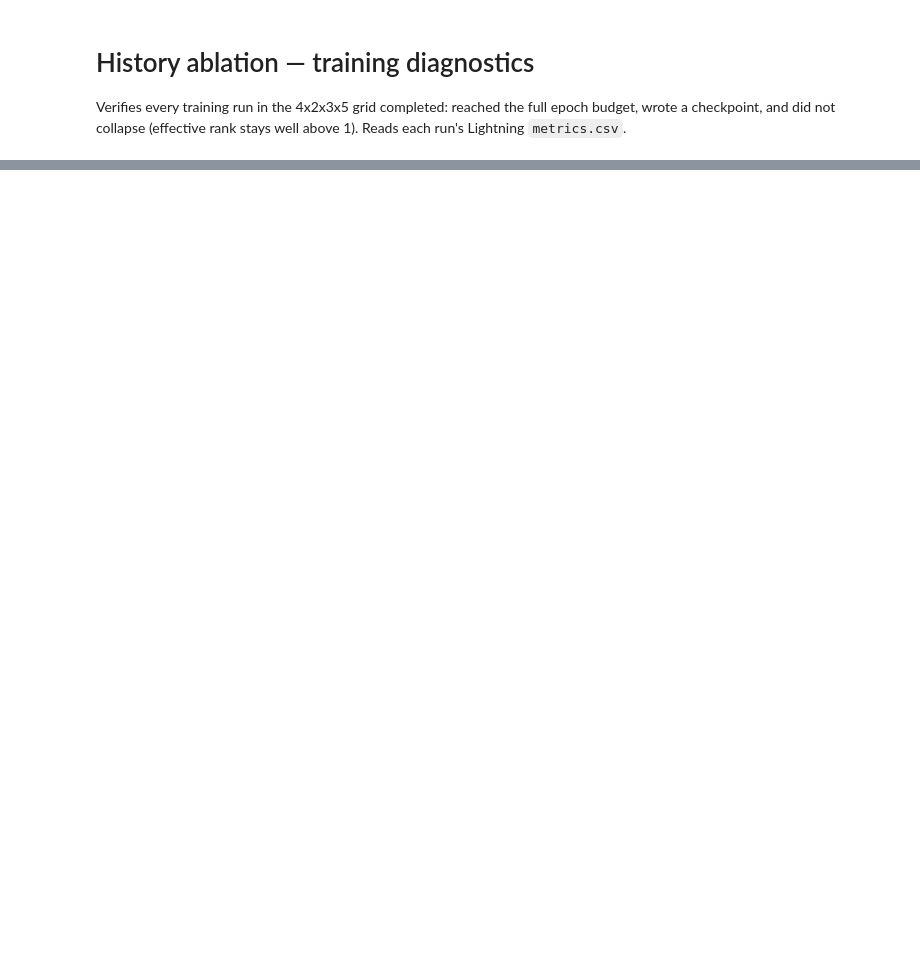
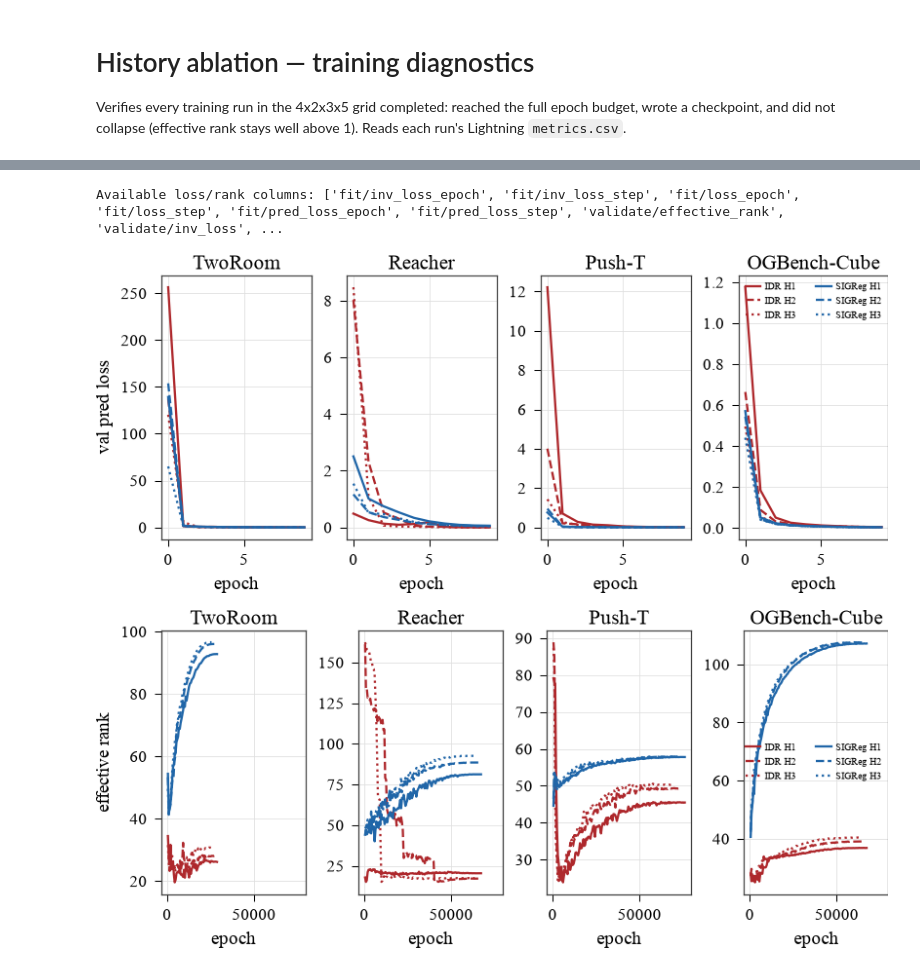
Before and after one commit to petr-ivashkov/sensorimotor-world-model, a Jupyter notebook: planning/experiments/history_ablation/diagnostics.ipynb, the cells around one changed output, grey strips where cells are left out. Cells and saved outputs as stored; diff of their text form; code cells hidden in the pictures; blank space fills up the shorter version.

```diff
--- a/planning/experiments/history_ablation/diagnostics.ipynb
+++ b/planning/experiments/history_ablation/diagnostics.ipynb
@@ -121,49 +136,87 @@ display(completion.groupby(["env", "method", "history"])["status"]
 # %%
 # Training curves faceted by environment, one line per (method, history), averaged over seeds.
-def curve(run_name, ycol_substrings, xcol="epoch"):
+_sample = next((load_metrics(r) for r in grid["run_name"]
+                if load_metrics(r) is not None), None)
+if _sample is not None:
+    print("Available loss/rank columns:",
+          [c for c in _sample.columns if "loss" in c or "rank" in c])
+
+
+def pick_col(df, stem, prefer=("val", "validate"), avoid=()):
+    """Column whose name contains `stem`; prefer val-stage, else any (e.g. train)."""
+    cols = [c for c in df.columns if stem in c and not any(a in c for a in avoid)]
+    if not cols:
+        return None
+    for c in cols:
+        if any(p in c for p in prefer):
+            return c
+    return cols[0]
+
+
+def curve(run_name, stem, **kw):
     df = load_metrics(run_name)
     if df is None:
         return None, None
-    yc = first_col(df, *ycol_substrings)
-    if yc is None or xcol not in df.columns:
+    yc = pick_col(df, stem, **kw)
+    if yc is None:
         return None, None
-    sub = df[[xcol, yc]].dropna()
-    if sub.empty:
+    for xcol in ("epoch", "step"):
+        if xcol in df.columns:
+            sub = df[[xcol, yc]].dropna()
+            if not sub.empty:
+                g = sub.groupby(xcol)[yc].mean()
+                return g.index.to_numpy(), g.to_numpy()
+    ys = df[yc].dropna()
+    if ys.empty:
         return None, None
-    sub = sub.groupby(xcol)[yc].mean()
-    return sub.index.to_numpy(), sub.to_numpy()
+    return np.arange(len(ys)), ys.to_numpy()
 
 
-def facet(ycol_substrings, title):
+def facet(stem, title, **kw):
     fig, axes = plt.subplots(1, len(ENV_ORDER), figsize=(FULL_WIDTH, 2.4),
                              constrained_layout=True, sharex=True)
     colors = {"idr": palette.get("Dark Red", "tab:red"),
               "sigreg": palette.get("Dark Blue", "tab:blue")}
     styles = {1: "-", 2: "--", 3: ":"}
+    n_curves = 0
     for ax, env in zip(axes, ENV_ORDER):
         g = grid[grid["env_label"] == env]
         for method in ["idr", "sigreg"]:
             for h in HISTORIES:
                 runs = g[(g["method"] == method) & (g["history"] == h)]["run_name"]
                 xs, ys = [], []
                 for rn in runs:
-                    x, y = curve(rn, ycol_substrings)
+                    x, y = curve(rn, stem, **kw)
                     if x is not None:
                         xs.append(x); ys.append(y)
                 if not xs:
                     continue
                 n = min(len(x) for x in xs)
-                xm = xs[0][:n]
                 ym = np.nanmean(np.stack([y[:n] for y in ys]), axis=0)
-                ax.plot(xm, ym, styles[h], color=colors[method], lw=1.1,
+                ax.plot(xs[0][:n], ym, styles[h], color=colors[method], lw=1.1,
                         label=f"{METHOD_LABELS[method]} H{h}")
+                n_curves += 1
         ax.set_title(env, pad=3)
         ax.set_xlabel("epoch")
         ax.grid(True, lw=0.4)
     axes[0].set_ylabel(title)
-    axes[-1].legend(fontsize=5, ncol=2, loc="best")
+    handles, labels = [], []
+    for ax in axes:
+        for hd, lb in zip(*ax.get_legend_handles_labels()):
+            if lb not in labels:
+                handles.append(hd); labels.append(lb)
+    if handles:
+        axes[-1].legend(handles, labels, fontsize=5, ncol=2, loc="best")
+    else:
+        print(f"[warn] no curves for {title!r}: no column contains {stem!r} "
+              "(see the list printed above)")
     plt.show()
 
 
-facet(["val/pred_loss", "validate/pred_loss", "val/loss"], "val pred loss")
-facet(["effective_rank"], "effective rank")
+# Prefer the epoch-reduced curve; avoid per-step columns to keep one point per epoch.
+facet("pred_loss", "val pred loss", prefer=("val", "validate"), avoid=("_step",))
+facet("rank", "effective rank", prefer=("val", "validate"))
+# %% [output]
+Available loss/rank columns: ['fit/inv_loss_epoch', 'fit/inv_loss_step', 'fit/loss_epoch', 'fit/loss_step', 'fit/pred_loss_epoch', 'fit/pred_loss_step', 'validate/effective_rank', 'validate/inv_loss', ...
+[figure, added]
+[figure, added]
```
Also changed, not shown: parts of 2 cells of this notebook, 1 other file.
